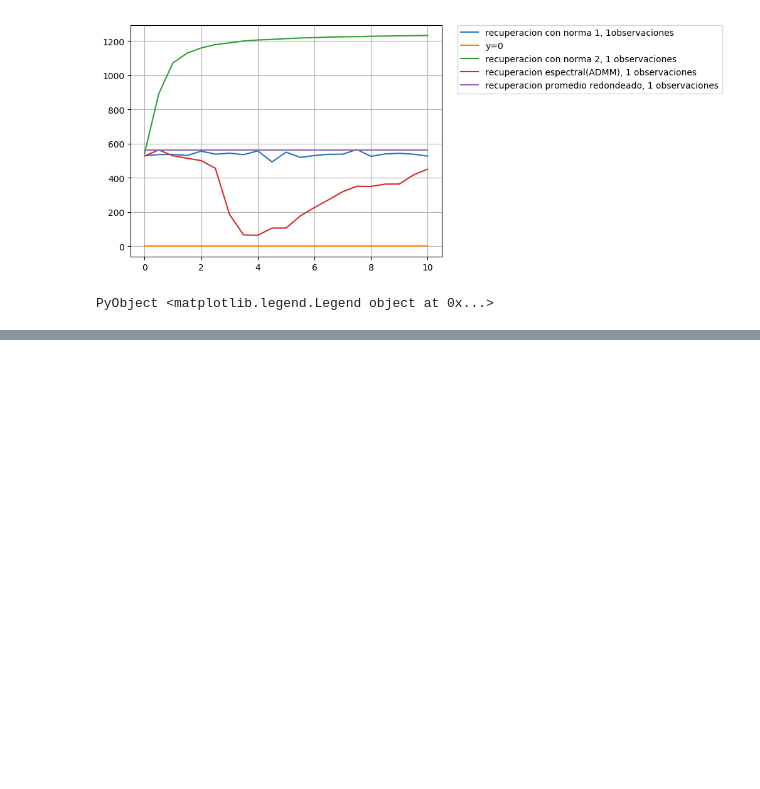
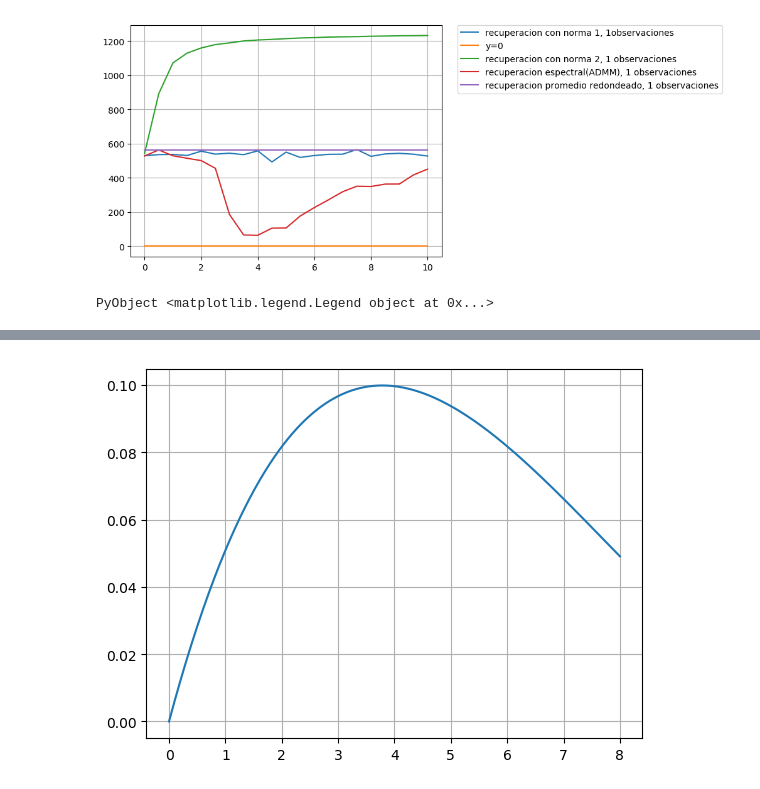
Before and after one commit to Zlinki/MasterThesis, a Jupyter notebook: ErrorvsObservaciones.ipynb, the cells around one changed output, grey strips where cells are left out. Drawn from its saved outputs; the diff is of its cells as text; code cells hidden in the pictures; blank space fills up the shorter version.

```diff
--- a/ErrorvsObservaciones.ipynb
+++ b/ErrorvsObservaciones.ipynb
@@ -439,0 +593,4 @@ PyObject <matplotlib.legend.Legend object at 0x...>
+# %%
+func=function(delta)
+    return(delta*(alpha-delta/n)^2/(1+2*delta/n))
+end
@@ -439,0 +599,3 @@ PyObject <matplotlib.legend.Legend object at 0x...>
+# %%
+resultado= map(func,papa
+)
@@ -439,0 +620,6 @@ PyObject <matplotlib.legend.Legend object at 0x...>
+# %%
+plot(papa,resultado)
+grid("on")
+legend(bbox_to_anchor=[1.05,1],loc=2,borderaxespad=0)
+# %% [output]
+[figure, added]
```
Also changed, not shown: parts of 11 cells of this notebook, 25 other files.
